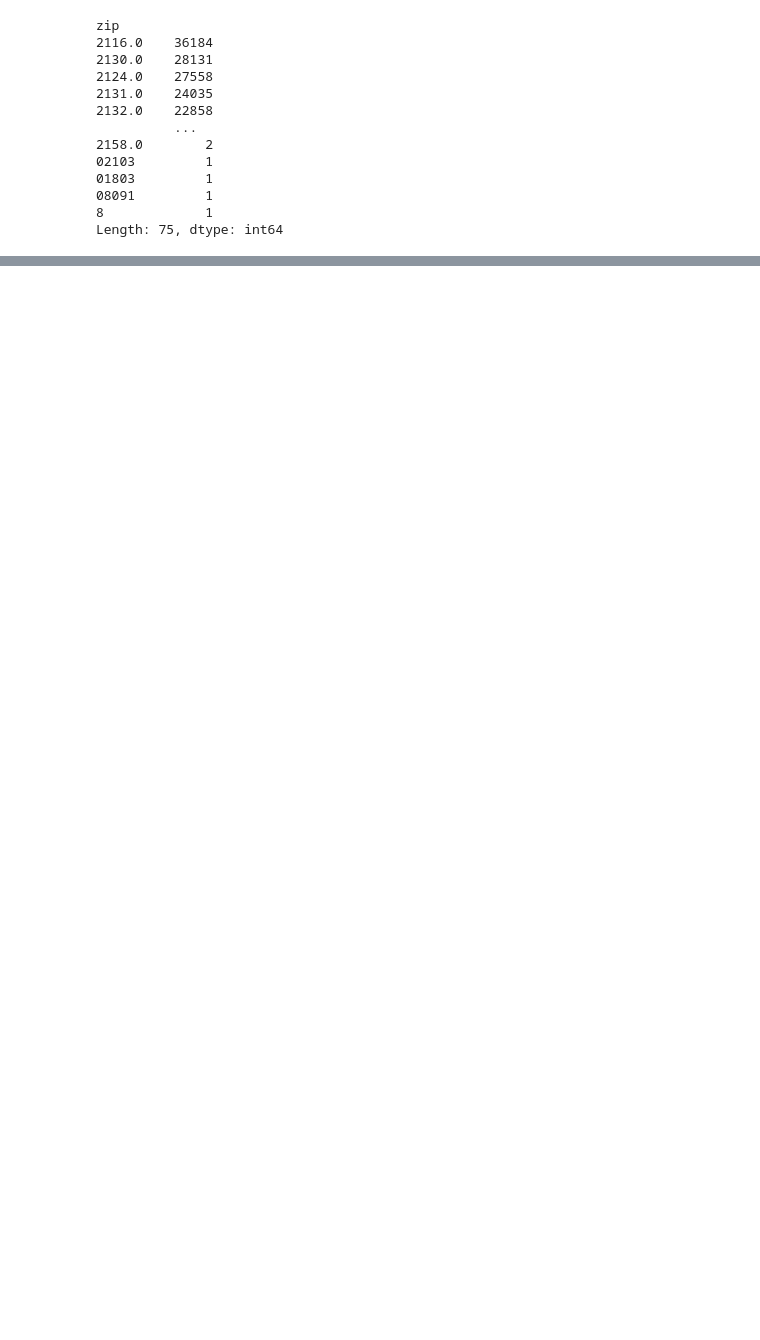
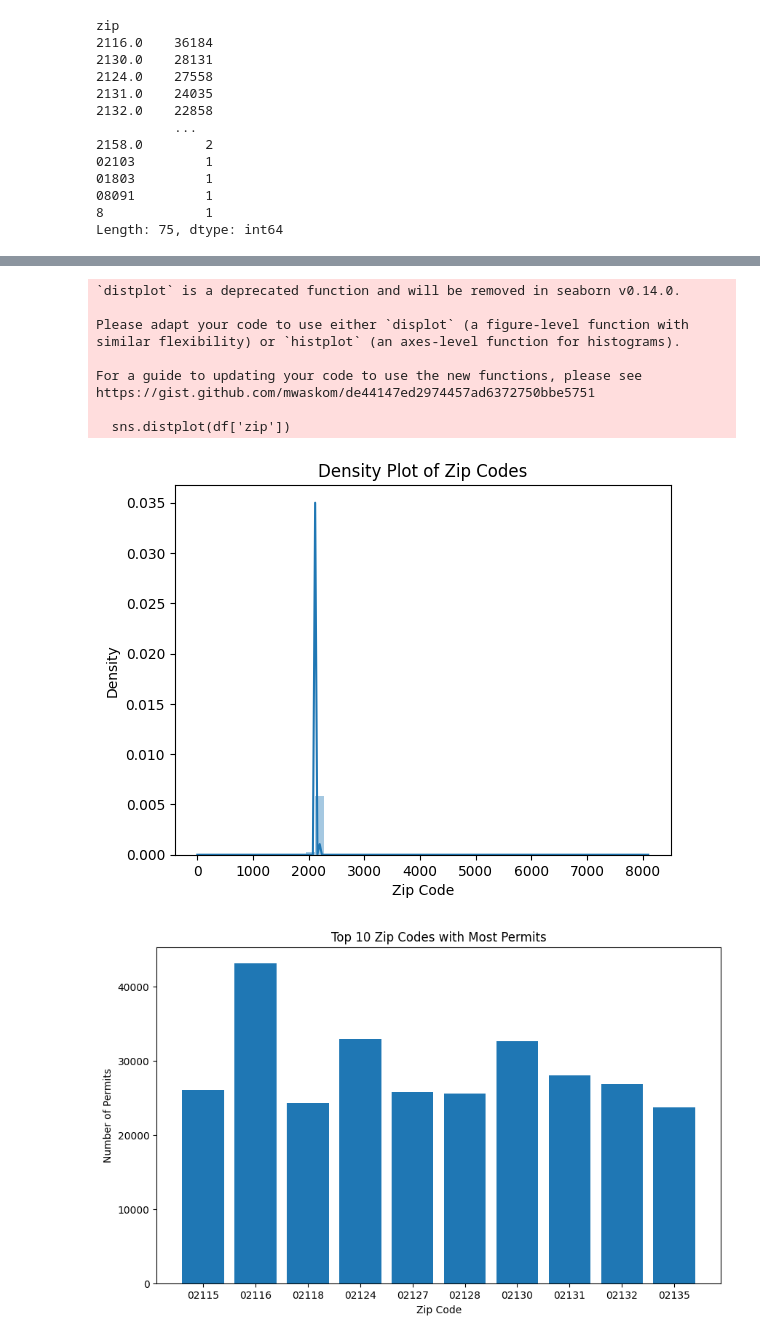
Before and after one commit to BU-Spark/ds-boston-remodeling, a Jupyter notebook: sp24-team-c/Early Insights Notebooks/ApprovedBuildingPermit_CS506 (1).ipynb, the cells around one changed output, grey strips where cells are left out. Drawn from its saved outputs; the diff is of its cells as text; code cells hidden in the pictures; blank space fills up the shorter version.

```diff
--- a/sp24-team-c/Early Insights Notebooks/ApprovedBuildingPermit_CS506 (1).ipynb
+++ b/sp24-team-c/Early Insights Notebooks/ApprovedBuildingPermit_CS506 (1).ipynb
@@ -296,0 +373,49 @@ plt.show()
+# %%
+sns.distplot(df['zip'])
+
+# Set the title and axis labels
+plt.title("Density Plot of Zip Codes")
+plt.xlabel("Zip Code")
+plt.ylabel("Density")
+
+# Show the plot
+plt.show()
+
+# Get the top 10 zip codes with the most permits
+top_10_zip_codes = df['zip'].value_counts().head(10)
+
+# # Sort the totals in ascending order by zip code
+top_10_zip_totals_sorted = top_10_zip_codes.sort_index()
+
+# Convert the index from float to int correctly
+top_10_zip_totals_sorted.index = top_10_zip_totals_sorted.index.astype(float).astype(int).astype(str)
+
+# Optional: Format zip codes to have leading zeros if needed (e.g., 5 digits)
+top_10_zip_totals_sorted.index = top_10_zip_totals_sorted.index.str.pad(width=5, side='left', fillchar='0')
+
+# Create a bar chart of the top 10 zip codes
+fig, ax = plt.subplots(figsize=(10, 6))
+ax.bar(top_10_zip_totals_sorted.index, top_10_zip_totals_sorted.values)
+
+# Set the title and axis labels
+ax.set_title("Top 10 Zip Codes with Most Permits")
+ax.set_xlabel("Zip Code")
+ax.set_ylabel("Number of Permits")
+
+# Create a pie chart of the number of permits for each zip code
+plt.figure(figsize=(10, 7))
+plt.pie(top_10_zip_totals_sorted.values, labels=top_10_zip_totals_sorted.index, autopct='%1.1f%%')
+plt.title('Percentage of Permits for Each Zip Code')
+plt.show()
+# %% [output]
+`distplot` is a deprecated function and will be removed in seaborn v0.14.0.
+
+Please adapt your code to use either `displot` (a figure-level function with
+similar flexibility) or `histplot` (an axes-level function for histograms).
+
+For a guide to updating your code to use the new functions, please see
+https://gist.github.com/mwaskom/de44147ed2974457ad6372750bbe5751
+
+  sns.distplot(df['zip'])
+[figure, added]
+[figure, added]
```
Also changed, not shown: parts of 40 cells of this notebook.
